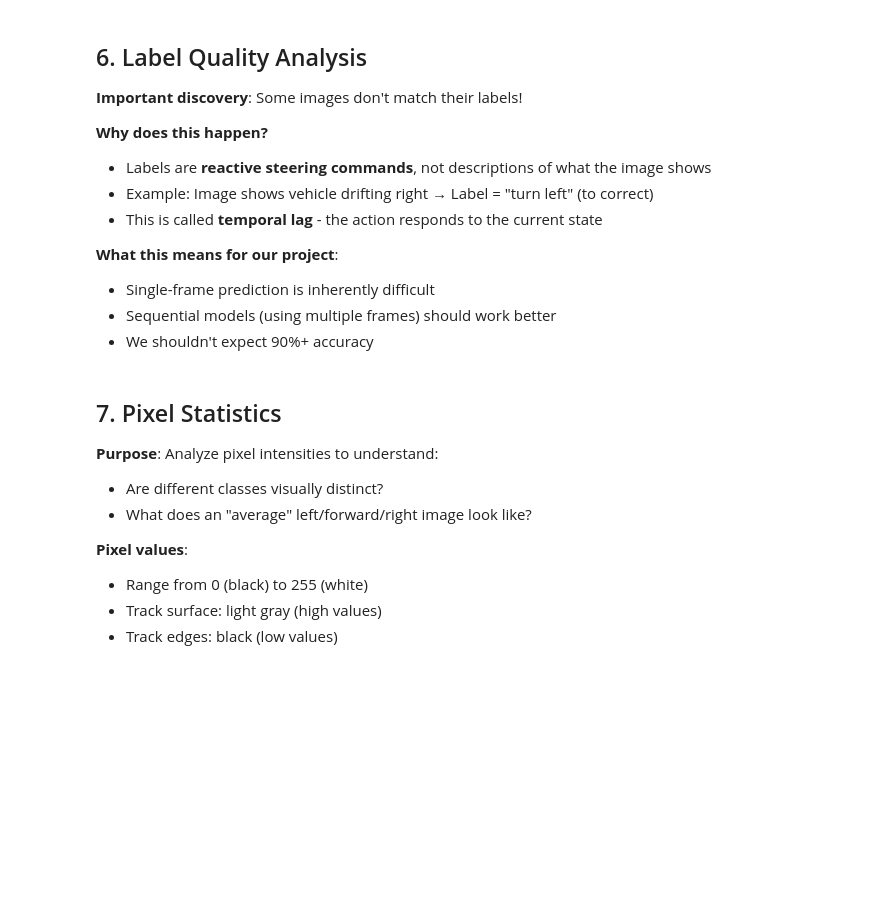
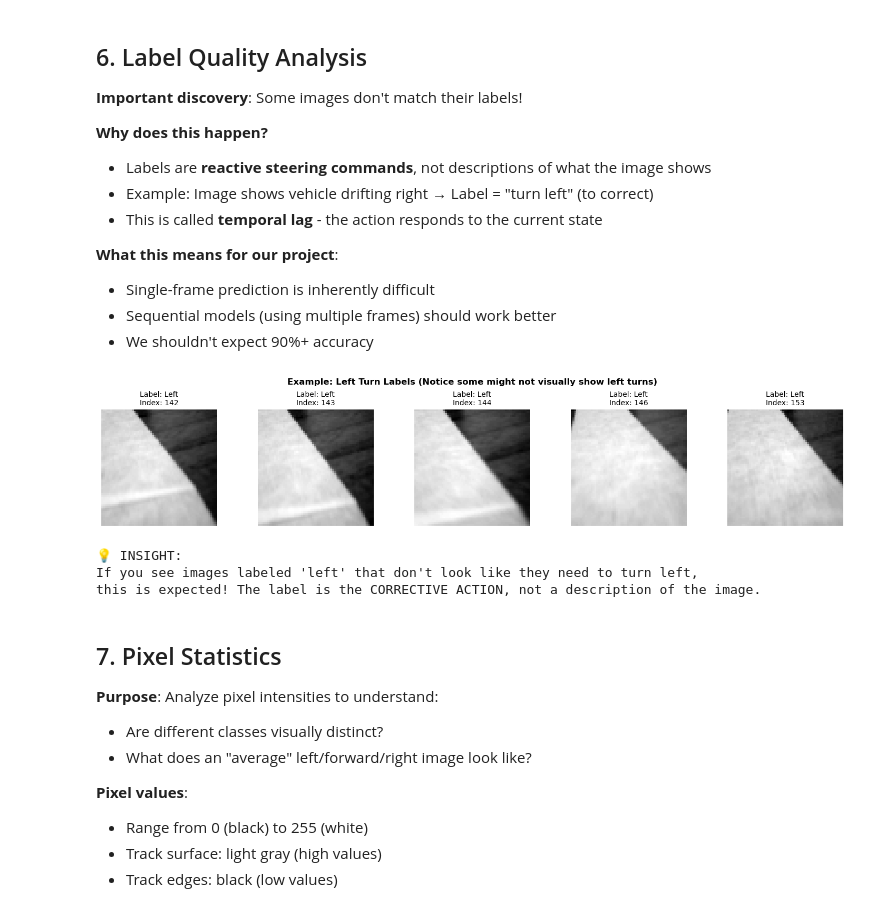
Before and after one commit to RobOHt/STAT-441-Project, a Jupyter notebook: notebooks/01_eda.ipynb, the cells around one changed output. Drawn from its saved outputs; the diff is of its cells as text; code cells hidden in the pictures; blank space fills up the shorter version.

```diff
--- a/notebooks/01_eda.ipynb
+++ b/notebooks/01_eda.ipynb
@@ -178,23 +198,28 @@ plt.show()
 # %%
 # Manually examine some examples that might look confusing
 # Let's look at left turn examples from the middle of the dataset
 left_indices = np.where(y == -1)[0]
-sample_indices = left_indices[20:25]  # Pick a few examples
+sample_indices = left_indices[48:53]  # Pick a few examples
 
 fig, axes = plt.subplots(1, 5, figsize=(15, 3))
 for i, idx in enumerate(sample_indices):
     axes[i].imshow(X[idx], cmap='gray')
     axes[i].set_title(f"Label: {label_names[y[idx]]}\nIndex: {idx}", fontsize=10)
     axes[i].axis('off')
 
 plt.suptitle('Example: Left Turn Labels (Notice some might not visually show left turns)',
              fontsize=12, fontweight='bold')
 plt.tight_layout()
 plt.show()
 
 print("💡 INSIGHT:")
 print("If you see images labeled 'left' that don't look like they need to turn left,")
 print("this is expected! The label is the CORRECTIVE ACTION, not a description of the image.")
+# %% [output]
+[figure, added]
+💡 INSIGHT:
+If you see images labeled 'left' that don't look like they need to turn left,
+this is expected! The label is the CORRECTIVE ACTION, not a description of the image.
 # %% [markdown]
 ## 7. Pixel Statistics
 
```
Also changed, not shown: parts of 19 cells of this notebook.
